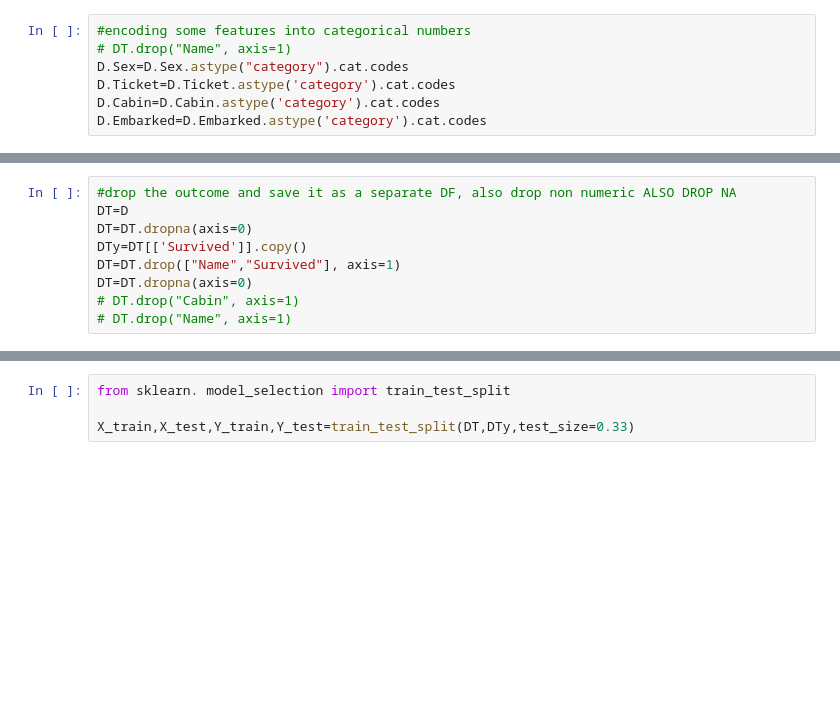
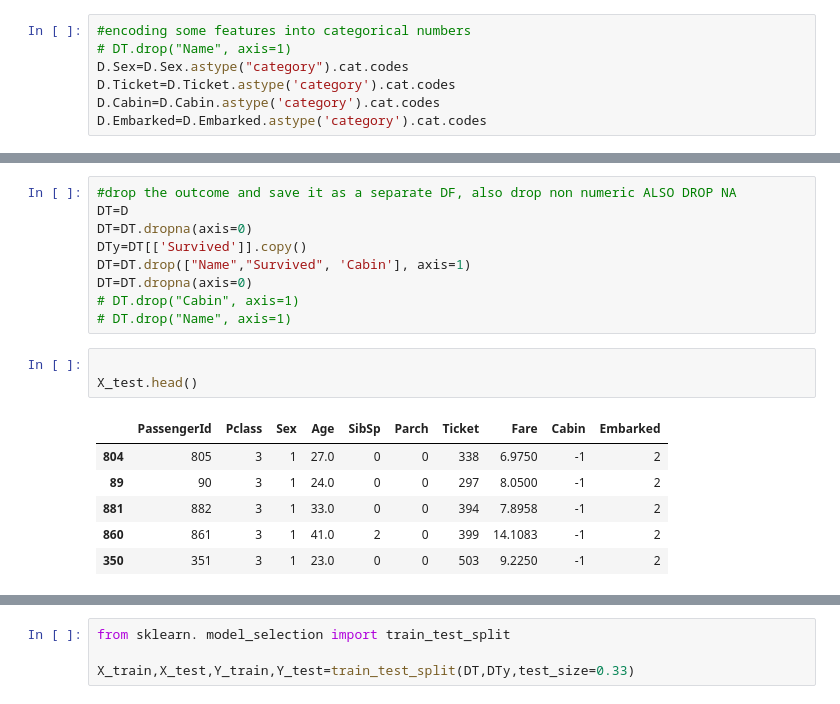
Before and after one commit to naireeni/kaggle, a Jupyter notebook: Titanic/Titanic.ipynb, the cells around one changed output, grey strips where cells are left out. Drawn from its saved outputs; the diff is of its cells as text; blank space fills up the shorter version.

```diff
--- a/Titanic/Titanic.ipynb
+++ b/Titanic/Titanic.ipynb
@@ -96,7 +68,17 @@ plt.title('Correlation between features');
 DT=D
 DT=DT.dropna(axis=0)
 DTy=DT[['Survived']].copy()
-DT=DT.drop(["Name","Survived"], axis=1)
+DT=DT.drop(["Name","Survived", 'Cabin'], axis=1)
 DT=DT.dropna(axis=0)
 # DT.drop("Cabin", axis=1)
 # DT.drop("Name", axis=1)
+# %%
+
+X_test.head()
+# %% [output]
+|  | PassengerId | Pclass | Sex | Age | SibSp | Parch | Ticket | Fare | Cabin | Embarked |
+| 804 | 805 | 3 | 1 | 27.0 | 0 | 0 | 338 | 6.9750 | -1 | 2 |
+| 89 | 90 | 3 | 1 | 24.0 | 0 | 0 | 297 | 8.0500 | -1 | 2 |
+| 881 | 882 | 3 | 1 | 33.0 | 0 | 0 | 394 | 7.8958 | -1 | 2 |
+| 860 | 861 | 3 | 1 | 41.0 | 2 | 0 | 399 | 14.1083 | -1 | 2 |
+| 350 | 351 | 3 | 1 | 23.0 | 0 | 0 | 503 | 9.2250 | -1 | 2 |
```
Also changed, not shown: parts of 24 cells of this notebook, 2 other files.
